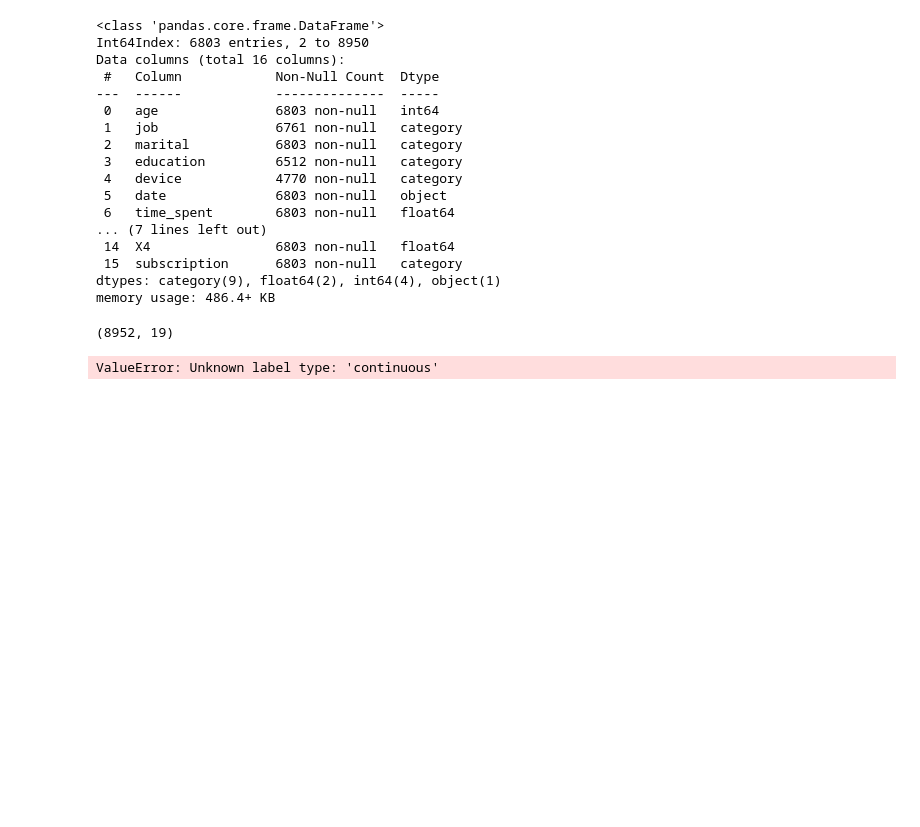
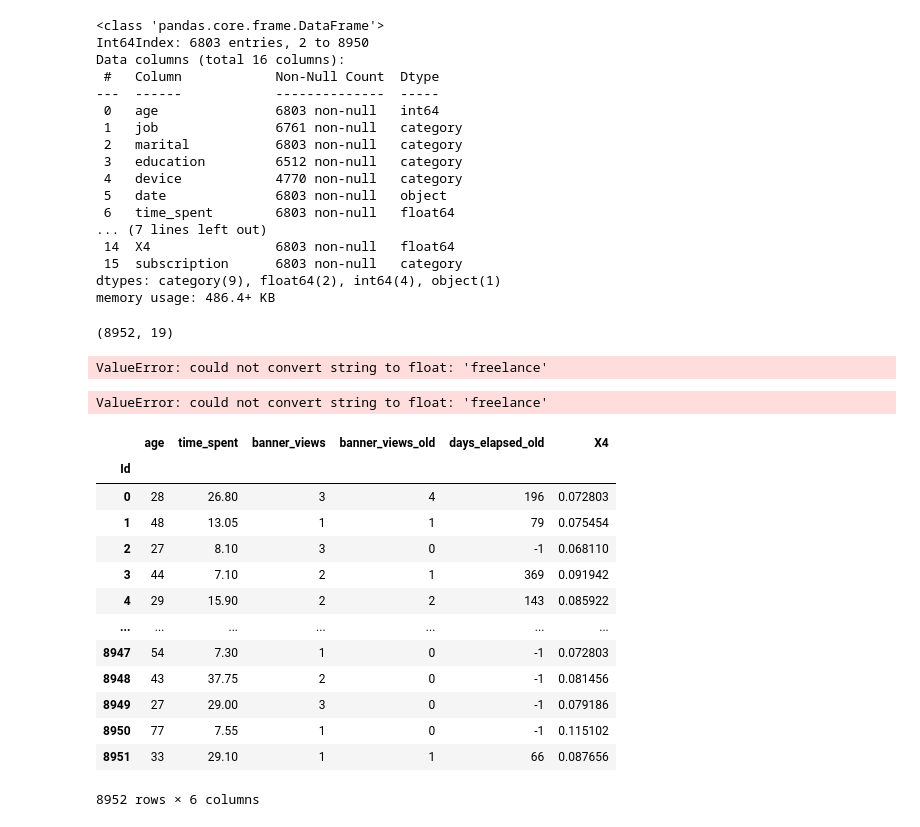
Before and after one commit to LuciaCam/ML_kaggle_competition, a Jupyter notebook: Data exploration.ipynb, the cells around one changed output. Cells and saved outputs as stored; diff of their text form; code cells hidden in the pictures; blank space fills up the shorter version.

```diff
--- a/Data exploration.ipynb
+++ b/Data exploration.ipynb
@@ -296,9 +296,36 @@ X_s.shape
 imputer = IterativeImputer(random_state=69)
 
 X_imputed = imputer.fit_transform(campaign_ad[['age', 'time_spent', 'banner_views', 'banner_views_old', 'days_elapsed_old', 'X4']],
-                                  y=campaign_ad[["job", "education", "device"]])
+                                  y=campaign_ad[["job"]])
 X_imputed
-
+pd.DataFrame(X_imputed)
 # estimator=RandomForestClassifier()
 # %% [output]
-ValueError: Unknown label type: 'continuous'
+ValueError: could not convert string to float: 'freelance'
+# %%
+imputer = IterativeImputer(random_state=69)
+
+X_imputed = imputer.fit_transform(campaign_ad[['job', 'marital', 'device']],
+                                  y=campaign_ad[["job"]])
+X_imputed
+pd.DataFrame(X_imputed)
+# estimator=RandomForestClassifier()
+# %% [output]
+ValueError: could not convert string to float: 'freelance'
+# %%
+campaign_ad[['age', 'time_spent', 'banner_views', 'banner_views_old', 'days_elapsed_old', 'X4']]
+# %% [output]
+|  | age | time_spent | banner_views | banner_views_old | days_elapsed_old | X4 |
+| Id |  |  |  |  |  |  |
+| 0 | 28 | 26.80 | 3 | 4 | 196 | 0.072803 |
+| 1 | 48 | 13.05 | 1 | 1 | 79 | 0.075454 |
+| 2 | 27 | 8.10 | 3 | 0 | -1 | 0.068110 |
+| 3 | 44 | 7.10 | 2 | 1 | 369 | 0.091942 |
+| 4 | 29 | 15.90 | 2 | 2 | 143 | 0.085922 |
+| ... | ... | ... | ... | ... | ... | ... |
+| 8947 | 54 | 7.30 | 1 | 0 | -1 | 0.072803 |
+| 8948 | 43 | 37.75 | 2 | 0 | -1 | 0.081456 |
+| 8949 | 27 | 29.00 | 3 | 0 | -1 | 0.079186 |
+| 8950 | 77 | 7.55 | 1 | 0 | -1 | 0.115102 |
+| 8951 | 33 | 29.10 | 1 | 1 | 66 | 0.087656 |
+8952 rows × 6 columns
```
Also changed, not shown: parts of 8 cells of this notebook.
